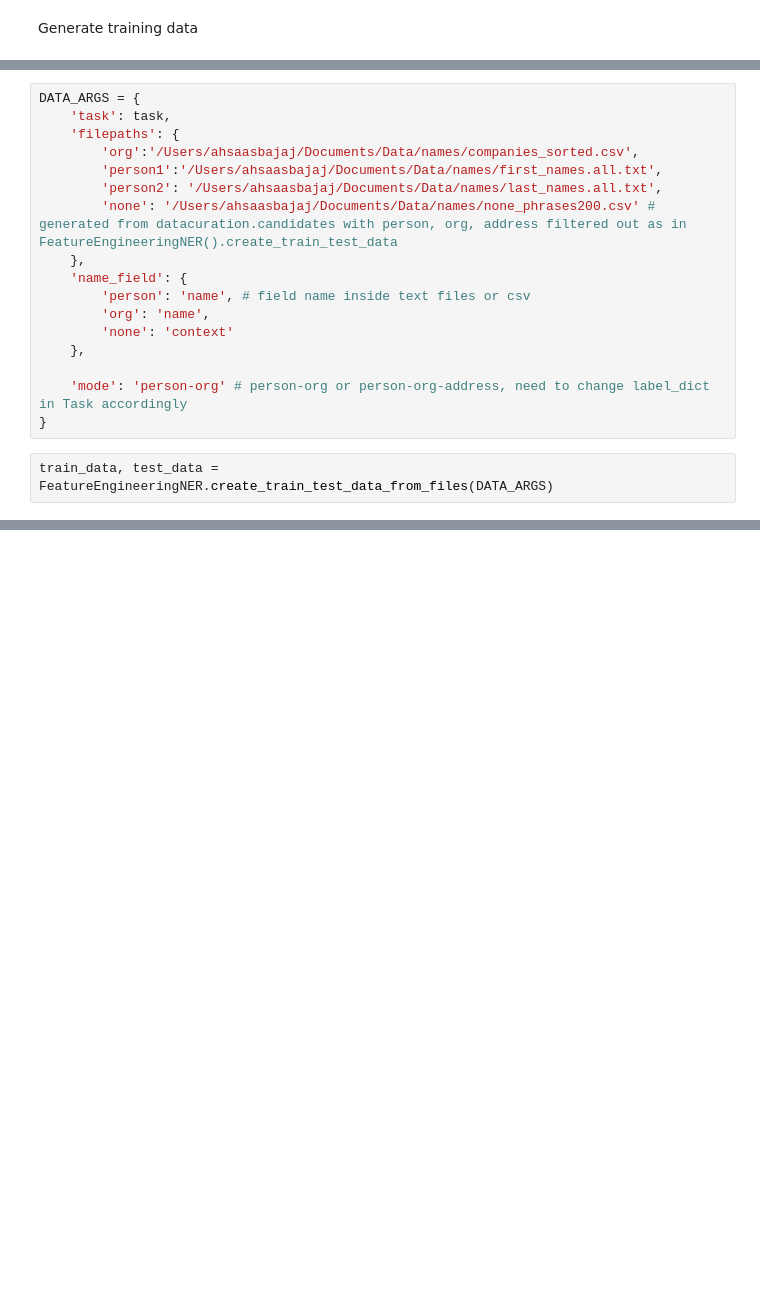
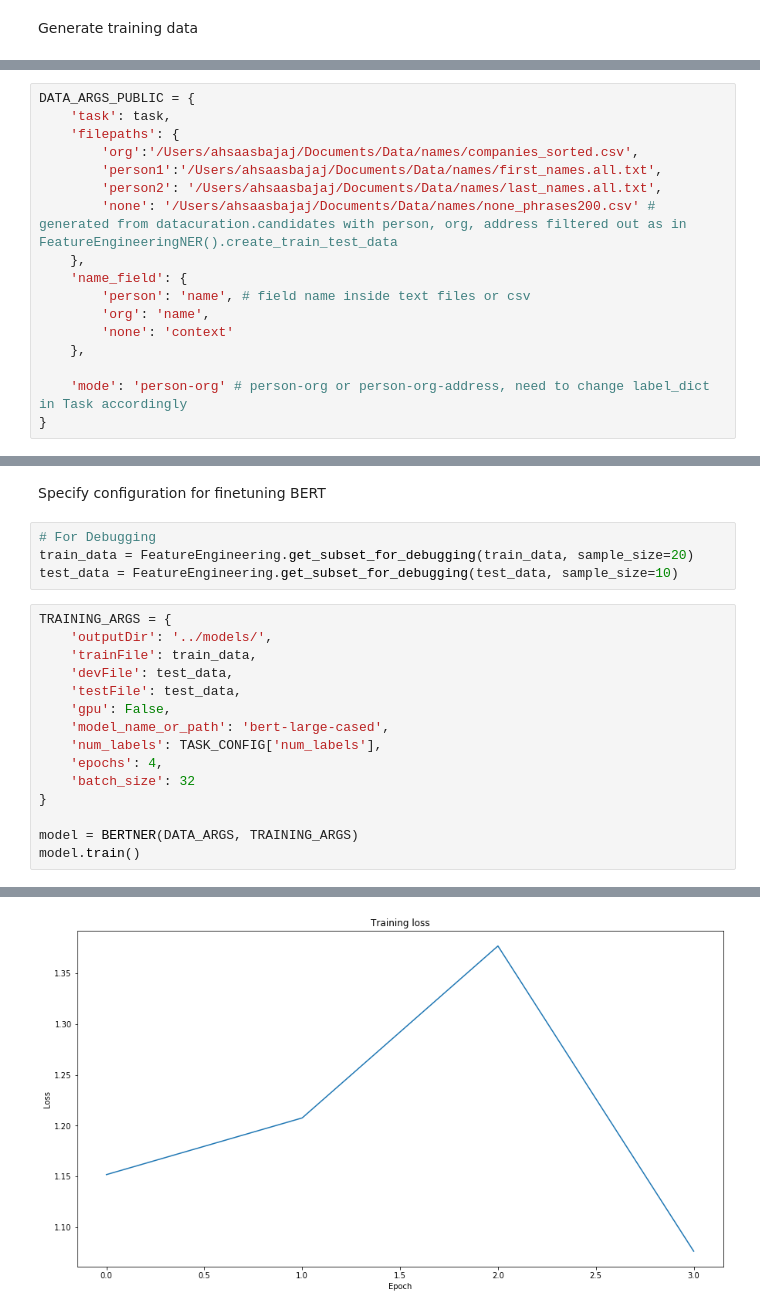
Before and after one commit to omegablitz/nlp-toolbox, a Jupyter notebook: model_framework/train_NER.ipynb, the cells around one changed output, grey strips where cells are left out. Cells and saved outputs as stored; diff of their text form; blank space fills up the shorter version.

Commit message:
add bert finetuning

```diff
--- a/model_framework/train_NER.ipynb
+++ b/model_framework/train_NER.ipynb
@@ -147,5 +151,5 @@ Generate training dataset from public names (of persons and companies). This onl
 # %%
-DATA_ARGS = {
+DATA_ARGS_PUBLIC = {
     'task': task,
     'filepaths': {
         'org':'/Users/ahsaasbajaj/Documents/Data/names/companies_sorted.csv',
@@ -161,5 +165,3 @@ DATA_ARGS = {
 
     'mode': 'person-org' # person-org or person-org-address, need to change label_dict in Task accordingly
 }
-# %%
-train_data, test_data = FeatureEngineeringNER.create_train_test_data_from_files(DATA_ARGS)
@@ -185,0 +188,22 @@ train_data.head(10)
+# %% [markdown]
+Specify configuration for finetuning BERT
+# %%
+# For Debugging
+train_data = FeatureEngineering.get_subset_for_debugging(train_data, sample_size=20)
+test_data = FeatureEngineering.get_subset_for_debugging(test_data, sample_size=10)
+# %%
+TRAINING_ARGS = {
+    'outputDir': '../models/',
+    'trainFile': train_data,
+    'devFile': test_data,
+    'testFile': test_data,
+    'gpu': False,
+    'model_name_or_path': 'bert-large-cased',
+    'num_labels': TASK_CONFIG['num_labels'],
+    'epochs': 4,
+    'batch_size': 32
+}
+
+model = BERTNER(DATA_ARGS, TRAINING_ARGS)
+model.train()
+# %% [output]
@@ -185,0 +227 @@ train_data.head(10)
+[figure, added]
```
Also changed, not shown: parts of 8 cells of this notebook, 5 other files.
